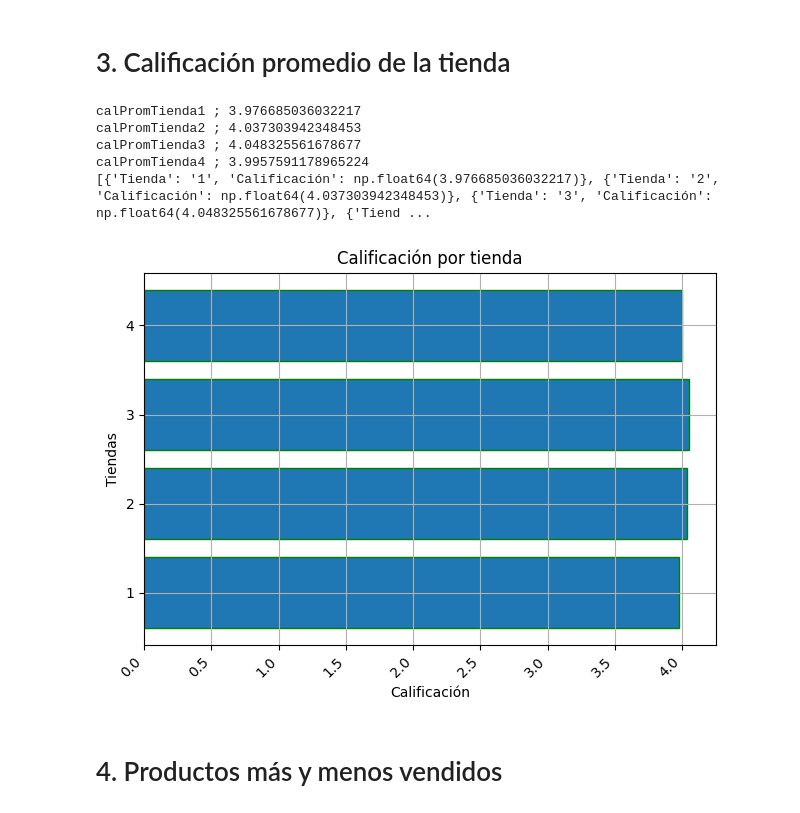
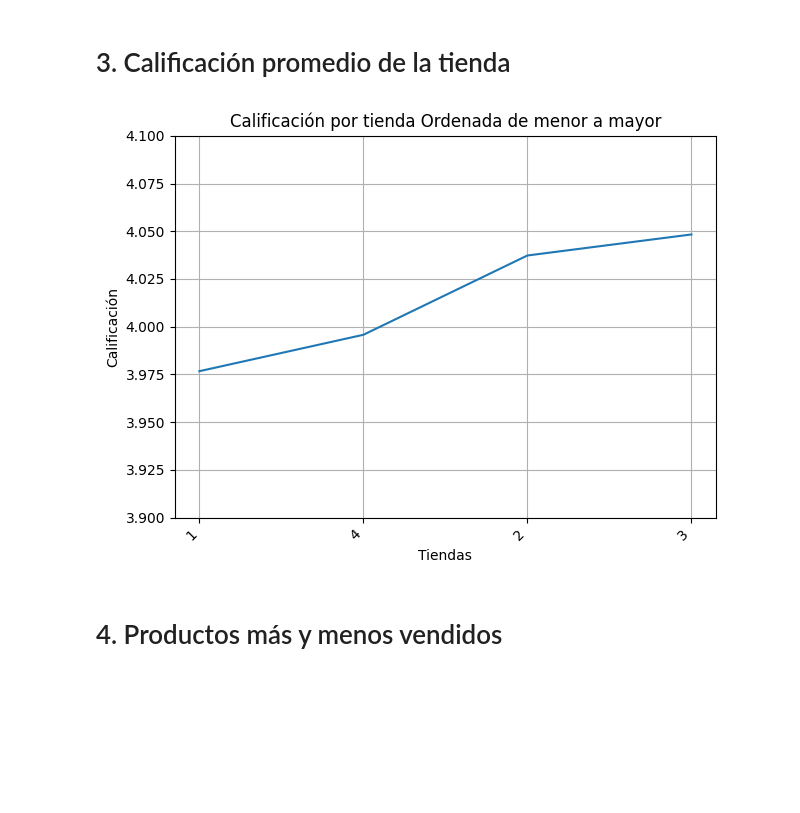
Before and after one commit to educhile1/challenge_datascience1-ONE, a Jupyter notebook: AluraStoreLatam.ipynb, the cells around one changed output. Cells and saved outputs as stored; diff of their text form; code cells hidden in the pictures; blank space fills up the shorter version.

```diff
--- a/AluraStoreLatam.ipynb
+++ b/AluraStoreLatam.ipynb
@@ -150,41 +150,35 @@ plt.show()
 # %%
 dataCalifTienda=[]
 
 calPromTienda1=  dataTienda1['Calificación'].mean()
 calPromTienda2=  dataTienda2['Calificación'].mean()
 calPromTienda3=  dataTienda3['Calificación'].mean()
 calPromTienda4=  dataTienda4['Calificación'].mean()
 
 dataCalifTienda.extend([
     {"Tienda": str(1), "Calificación": calPromTienda1},
     {"Tienda": str(2), "Calificación": calPromTienda2},
     {"Tienda": str(3), "Calificación": calPromTienda3},
     {"Tienda": str(4), "Calificación": calPromTienda4}
 ])
-
-len(dataCalifTienda)
-
-print(dataCalifTienda)
+dataCalifTienda = pd.DataFrame(dataCalifTienda).sort_values(by='Calificación', ascending=True).to_dict('records')
 
 
 calificaciones = [group['Calificación'] for group in dataCalifTienda]
 tiendas = [group['Tienda'][0] for group in dataCalifTienda]
 
-plt.barh(tiendas, calificaciones, edgecolor='green')
-plt.xlabel('Calificación')
-plt.ylabel('Tiendas')
-plt.title("Calificación por tienda")
+plt.plot(tiendas, calificaciones)
+plt.ylim(3.9, 4.1)
+
+plt.xlabel('Tiendas')
+plt.ylabel('Calificación')
+plt.title("Calificación por tienda Ordenada de menor a mayor")
 plt.xticks(rotation=45, ha='right')
 plt.tight_layout()
 plt.grid()
 plt.show()
 # %% [output]
-calPromTienda1 ; 3.976685036032217
-calPromTienda2 ; 4.037303942348453
-calPromTienda3 ; 4.048325561678677
-calPromTienda4 ; 3.9957591178965224
-[{'Tienda': '1', 'Calificación': np.float64(3.976685036032217)}, {'Tienda': '2', 'Calificación': np.float64(4.037303942348453)}, {'Tienda': '3', 'Calificación': np.float64(4.048325561678677)}, {'Tiend ...
-[figure, old version]
+[figure, new version]
 # %% [markdown]
 # 4. Productos más y menos vendidos
 # %%
```
